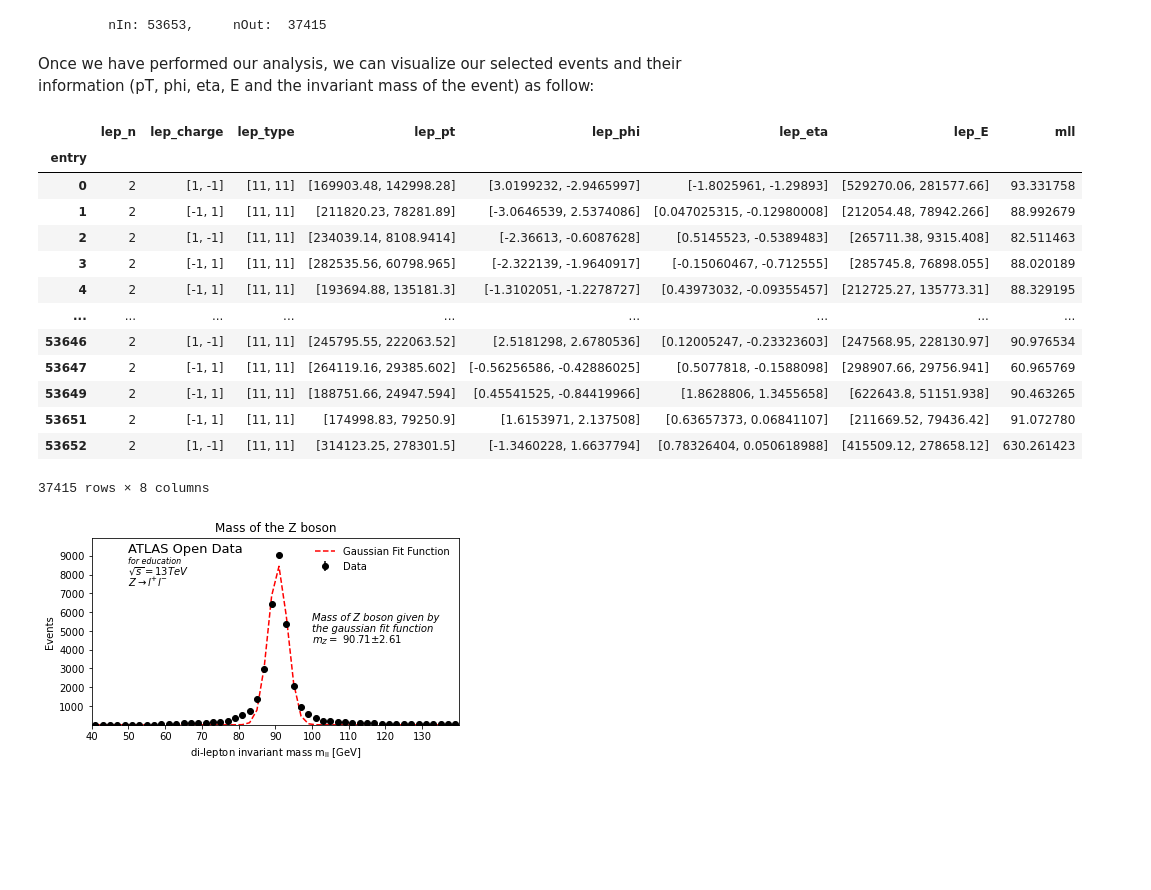
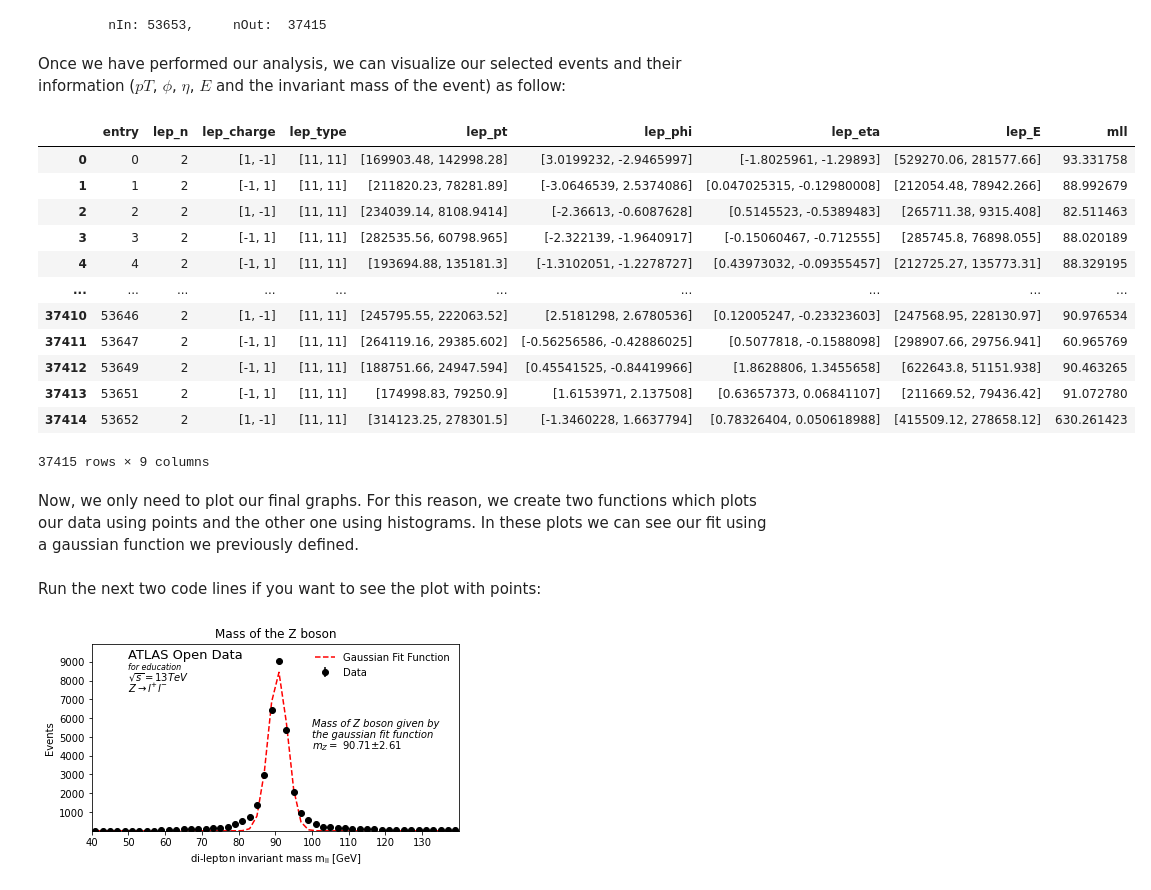
Before and after one commit to Miagarciaru/Beyond_Research_2021_2, a Jupyter notebook: notebooks-python/Z-boson-to-two-leptons-invariant-mass-in-python.ipynb, the cells around one changed output. Cells and saved outputs as stored; diff of their text form; code cells hidden in the pictures; blank space fills up the shorter version.

```diff
--- a/notebooks-python/Z-boson-to-two-leptons-invariant-mass-in-python.ipynb
+++ b/notebooks-python/Z-boson-to-two-leptons-invariant-mass-in-python.ipynb
@@ -128,25 +129,30 @@ for data in tree.iterate(branches,
 # %% [output]
          nIn: 53653,     nOut:  37415
 # %% [markdown]
-Once we have performed our analysis, we can visualize our selected events and their information (pT, phi, eta, E and the invariant mass of the event) as follow:
+Once we have performed our analysis, we can visualize our selected events and their information ($pT$, $\phi$, $\eta$, $E$ and the invariant mass of the event) as follow:
 # %%
+data_all.reset_index(inplace=True) ##Used to define a new index enumerated until nout(events passing the selection)
+#data_all.reset_index(drop=True, inplace=True) ##Add drop option to eliminate previous index (entry column by default)
 data_all ## Use it if you want to see all information about the events
 #data_all['lep_pt'] ## Use it if you only want to visualize the pT of the two leptons
 # %% [output]
-|  | lep_n | lep_charge | lep_type | lep_pt | lep_phi | lep_eta | lep_E | mll |
-| entry |  |  |  |  |  |  |  |  |
-| 0 | 2 | [1, -1] | [11, 11] | [169903.48, 142998.28] | [3.0199232, -2.9465997] | [-1.8025961, -1.29893] | [529270.06, 281577.66] | 93.331758 |
-| 1 | 2 | [-1, 1] | [11, 11] | [211820.23, 78281.89] | [-3.0646539, 2.5374086] | [0.047025315, -0.12980008] | [212054.48, 78942.266] | 88.992679 |
-| 2 | 2 | [1, -1] | [11, 11] | [234039.14, 8108.9414] | [-2.36613, -0.6087628] | [0.5145523, -0.5389483] | [265711.38, 9315.408] | 82.511463 |
-| 3 | 2 | [-1, 1] | [11, 11] | [282535.56, 60798.965] | [-2.322139, -1.9640917] | [-0.15060467, -0.712555] | [285745.8, 76898.055] | 88.020189 |
-| 4 | 2 | [-1, 1] | [11, 11] | [193694.88, 135181.3] | [-1.3102051, -1.2278727] | [0.43973032, -0.09355457] | [212725.27, 135773.31] | 88.329195 |
-| ... | ... | ... | ... | ... | ... | ... | ... | ... |
-| 53646 | 2 | [1, -1] | [11, 11] | [245795.55, 222063.52] | [2.5181298, 2.6780536] | [0.12005247, -0.23323603] | [247568.95, 228130.97] | 90.976534 |
-| 53647 | 2 | [-1, 1] | [11, 11] | [264119.16, 29385.602] | [-0.56256586, -0.42886025] | [0.5077818, -0.1588098] | [298907.66, 29756.941] | 60.965769 |
-| 53649 | 2 | [-1, 1] | [11, 11] | [188751.66, 24947.594] | [0.45541525, -0.84419966] | [1.8628806, 1.3455658] | [622643.8, 51151.938] | 90.463265 |
-| 53651 | 2 | [-1, 1] | [11, 11] | [174998.83, 79250.9] | [1.6153971, 2.137508] | [0.63657373, 0.06841107] | [211669.52, 79436.42] | 91.072780 |
-| 53652 | 2 | [1, -1] | [11, 11] | [314123.25, 278301.5] | [-1.3460228, 1.6637794] | [0.78326404, 0.050618988] | [415509.12, 278658.12] | 630.261423 |
+|  | entry | lep_n | lep_charge | lep_type | lep_pt | lep_phi | lep_eta | lep_E | mll |
+| 0 | 0 | 2 | [1, -1] | [11, 11] | [169903.48, 142998.28] | [3.0199232, -2.9465997] | [-1.8025961, -1.29893] | [529270.06, 281577.66] | 93.331758 |
+| 1 | 1 | 2 | [-1, 1] | [11, 11] | [211820.23, 78281.89] | [-3.0646539, 2.5374086] | [0.047025315, -0.12980008] | [212054.48, 78942.266] | 88.992679 |
+| 2 | 2 | 2 | [1, -1] | [11, 11] | [234039.14, 8108.9414] | [-2.36613, -0.6087628] | [0.5145523, -0.5389483] | [265711.38, 9315.408] | 82.511463 |
+| 3 | 3 | 2 | [-1, 1] | [11, 11] | [282535.56, 60798.965] | [-2.322139, -1.9640917] | [-0.15060467, -0.712555] | [285745.8, 76898.055] | 88.020189 |
+| 4 | 4 | 2 | [-1, 1] | [11, 11] | [193694.88, 135181.3] | [-1.3102051, -1.2278727] | [0.43973032, -0.09355457] | [212725.27, 135773.31] | 88.329195 |
+| ... | ... | ... | ... | ... | ... | ... | ... | ... | ... |
+| 37410 | 53646 | 2 | [1, -1] | [11, 11] | [245795.55, 222063.52] | [2.5181298, 2.6780536] | [0.12005247, -0.23323603] | [247568.95, 228130.97] | 90.976534 |
+| 37411 | 53647 | 2 | [-1, 1] | [11, 11] | [264119.16, 29385.602] | [-0.56256586, -0.42886025] | [0.5077818, -0.1588098] | [298907.66, 29756.941] | 60.965769 |
+| 37412 | 53649 | 2 | [-1, 1] | [11, 11] | [188751.66, 24947.594] | [0.45541525, -0.84419966] | [1.8628806, 1.3455658] | [622643.8, 51151.938] | 90.463265 |
+| 37413 | 53651 | 2 | [-1, 1] | [11, 11] | [174998.83, 79250.9] | [1.6153971, 2.137508] | [0.63657373, 0.06841107] | [211669.52, 79436.42] | 91.072780 |
+| 37414 | 53652 | 2 | [1, -1] | [11, 11] | [314123.25, 278301.5] | [-1.3460228, 1.6637794] | [0.78326404, 0.050618988] | [415509.12, 278658.12] | 630.261423 |
-37415 rows × 8 columns
+37415 rows × 9 columns
+# %% [markdown]
+Now, we only need to plot our final graphs. For this reason, we create two functions which plots our data using points and the other one using histograms. In these plots we can see our fit using a gaussian function we previously defined.
+# %% [markdown]
+Run the next two code lines if you want to see the plot with points:
 # %%
 def plot_data():
 
```
Also changed, not shown: parts of 8 cells of this notebook, 2 other files.
